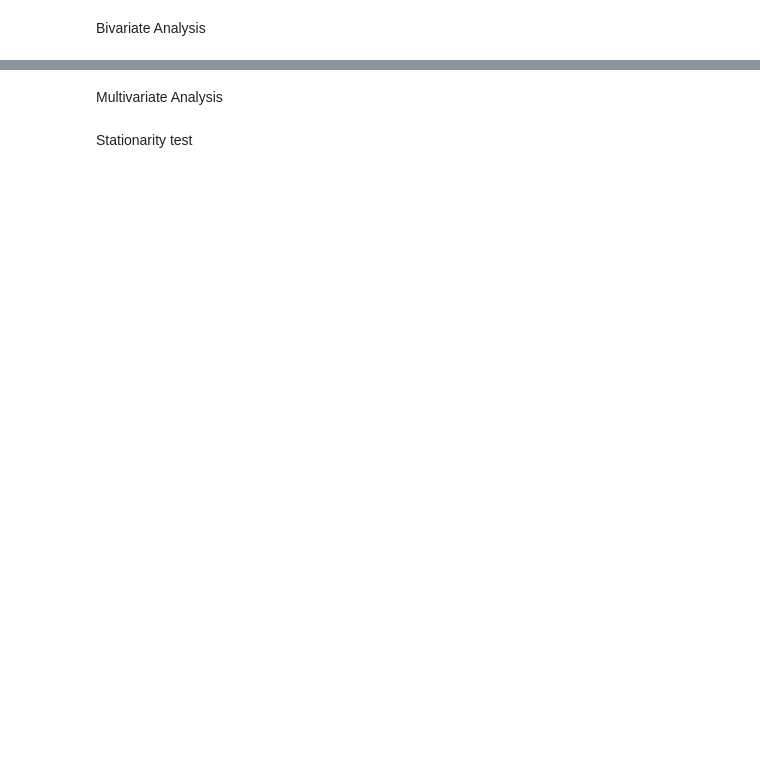
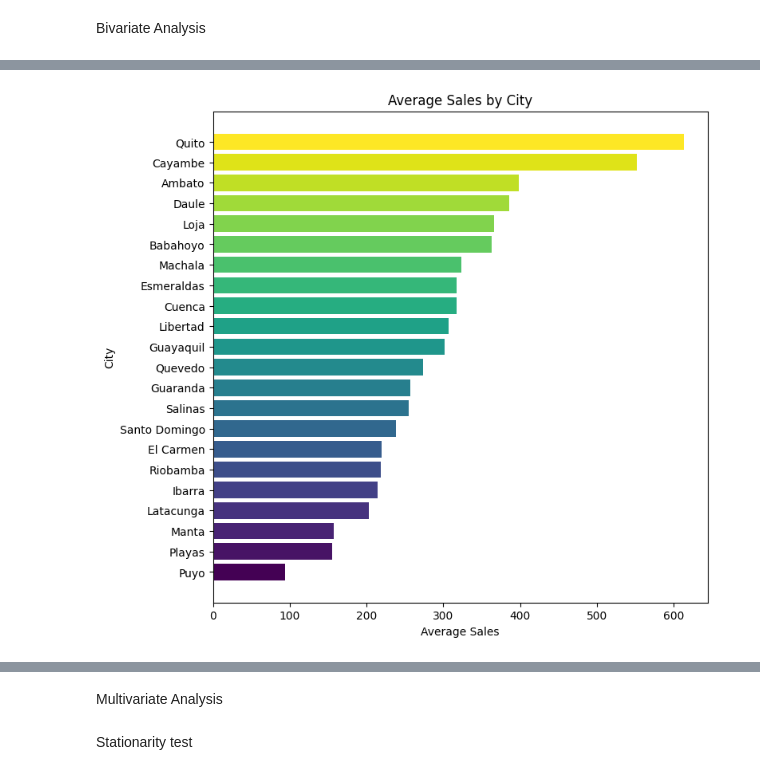
Before and after one commit to kovisha/TimeSeriesADM, a Jupyter notebook: FinalTest.ipynb, the cells around one changed output, grey strips where cells are left out. Drawn from its saved outputs; the diff is of its cells as text; code cells hidden in the pictures; blank space fills up the shorter version.

```diff
--- a/FinalTest.ipynb
+++ b/FinalTest.ipynb
@@ -534,19 +554,21 @@ sns.set_palette("viridis")
 # %%
 
-# # Group by city and calculate the average sales
-# average_sales_by_city = merged_df.groupby('city')['sales'].mean()
+# Group by city and calculate the average sales
+average_sales_by_city = merged_df.groupby('city')['sales'].mean()
 
-# # Sort the data by average sales in ascending order
-# average_sales_by_city = average_sales_by_city.sort_values(ascending=True)
+# Sort the data by average sales in ascending order
+average_sales_by_city = average_sales_by_city.sort_values(ascending=True)
 
-# # Define colors for the bar plot using 'viridis' color palette
-# colors = cm.viridis(np.linspace(0, 1, len(average_sales_by_city)))
+# Define colors for the bar plot using 'viridis' color palette
+colors = cm.viridis(np.linspace(0, 1, len(average_sales_by_city)))
 
-# # Plot the average sales by city horizontally
-# plt.figure(figsize=(8, 8))
-# plt.barh(average_sales_by_city.index, average_sales_by_city.values, color=colors)
-# plt.xlabel('Average Sales')
-# plt.ylabel('City')
-# plt.title('Average Sales by City')
-# plt.show()
+# Plot the average sales by city horizontally
+plt.figure(figsize=(8, 8))
+plt.barh(average_sales_by_city.index, average_sales_by_city.values, color=colors)
+plt.xlabel('Average Sales')
+plt.ylabel('City')
+plt.title('Average Sales by City')
+plt.show()
+# %% [output]
+[figure, added]
 # %%
```
Also changed, not shown: parts of 49 cells of this notebook.
